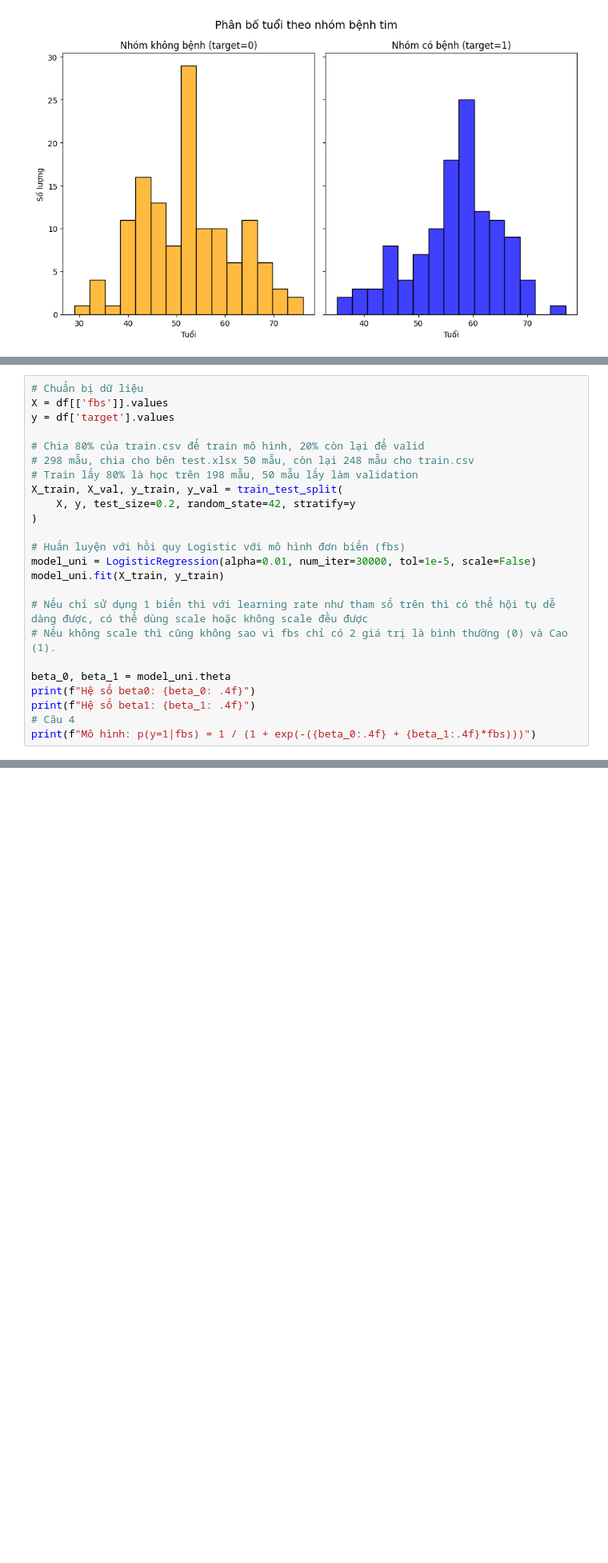
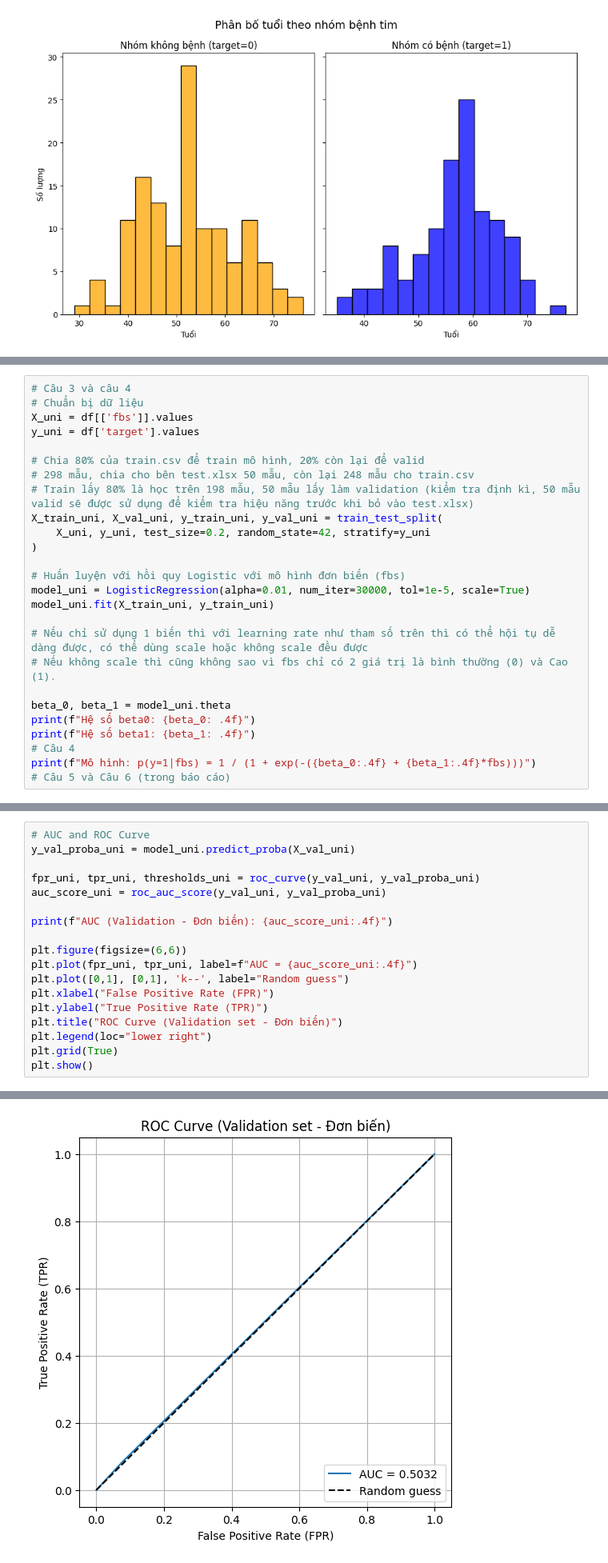
Before and after one commit to AkiraTomori/Data-Fitting, a Jupyter notebook: 23127379.ipynb, the cells around one changed output, grey strips where cells are left out. Shown: that part at 80% size. Saved outputs shown, nothing was run; the diff lists cells and outputs as text; blank space fills up the shorter version.

Commit message:
Benchmark for Model

```diff
--- a/23127379.ipynb
+++ b/23127379.ipynb
@@ -196,18 +327,19 @@ class LogisticRegression:
 # %%
+# Câu 3 và câu 4
 # Chuẩn bị dữ liệu
-X = df[['fbs']].values
-y = df['target'].values
+X_uni = df[['fbs']].values
+y_uni = df['target'].values
 
 # Chia 80% của train.csv để train mô hình, 20% còn lại để valid
 # 298 mẫu, chia cho bên test.xlsx 50 mẫu, còn lại 248 mẫu cho train.csv
-# Train lấy 80% là học trên 198 mẫu, 50 mẫu lấy làm validation
-X_train, X_val, y_train, y_val = train_test_split(
-    X, y, test_size=0.2, random_state=42, stratify=y
+# Train lấy 80% là học trên 198 mẫu, 50 mẫu lấy làm validation (kiểm tra định kì, 50 mẫu valid sẽ được sử dụng để kiểm tra hiệu năng trước khi bỏ vào test.xlsx)
+X_train_uni, X_val_uni, y_train_uni, y_val_uni = train_test_split(
+    X_uni, y_uni, test_size=0.2, random_state=42, stratify=y_uni
 )
 
 # Huấn luyện với hồi quy Logistic với mô hình đơn biến (fbs)
-model_uni = LogisticRegression(alpha=0.01, num_iter=30000, tol=1e-5, scale=False)
-model_uni.fit(X_train, y_train)
+model_uni = LogisticRegression(alpha=0.01, num_iter=30000, tol=1e-5, scale=True)
+model_uni.fit(X_train_uni, y_train_uni)
 
 # Nếu chỉ sử dụng 1 biến thì với learning rate như tham số trên thì có thể hội tụ dễ dàng được, có thể dùng scale hoặc không scale đều được
 # Nếu không scale thì cũng không sao vì fbs chỉ có 2 giá trị là bình thường (0) và Cao (1).
@@ -217,4 +349,5 @@ print(f"Hệ số beta0: {beta_0: .4f}")
 print(f"Hệ số beta1: {beta_1: .4f}")
 # Câu 4
 print(f"Mô hình: p(y=1|fbs) = 1 / (1 + exp(-({beta_0:.4f} + {beta_1:.4f}*fbs)))")
+# Câu 5 và Câu 6 (trong báo cáo)
 # %% [output]
@@ -320,0 +510,19 @@ Intercept -0.143046 0.154698 -0.924678 0.355133
+# %%
+# AUC and ROC Curve
+y_val_proba_uni = model_uni.predict_proba(X_val_uni)
+
+fpr_uni, tpr_uni, thresholds_uni = roc_curve(y_val_uni, y_val_proba_uni)
+auc_score_uni = roc_auc_score(y_val_uni, y_val_proba_uni)
+
+print(f"AUC (Validation - Đơn biến): {auc_score_uni:.4f}")
+
+plt.figure(figsize=(6,6))
+plt.plot(fpr_uni, tpr_uni, label=f"AUC = {auc_score_uni:.4f}")
+plt.plot([0,1], [0,1], 'k--', label="Random guess")
+plt.xlabel("False Positive Rate (FPR)")
+plt.ylabel("True Positive Rate (TPR)")
+plt.title("ROC Curve (Validation set - Đơn biến)")
+plt.legend(loc="lower right")
+plt.grid(True)
+plt.show()
+# %% [output]
@@ -320,0 +530 @@ Intercept -0.143046 0.154698 -0.924678 0.355133
+[figure, added]
```
Also changed, not shown: parts of 41 cells of this notebook.
